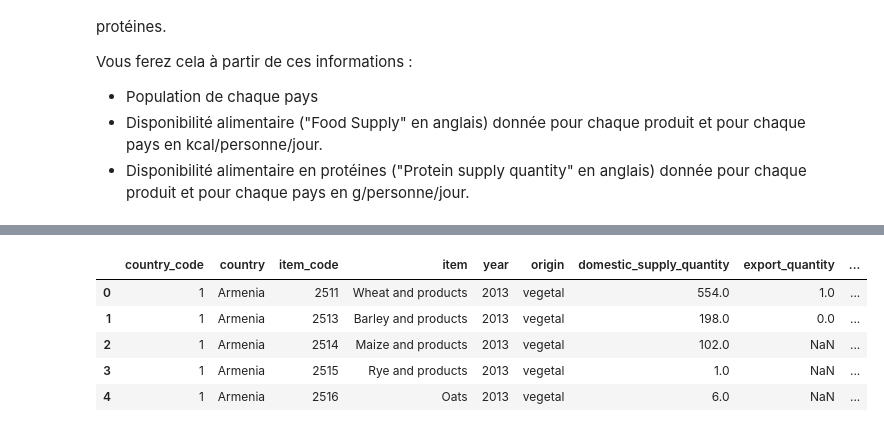
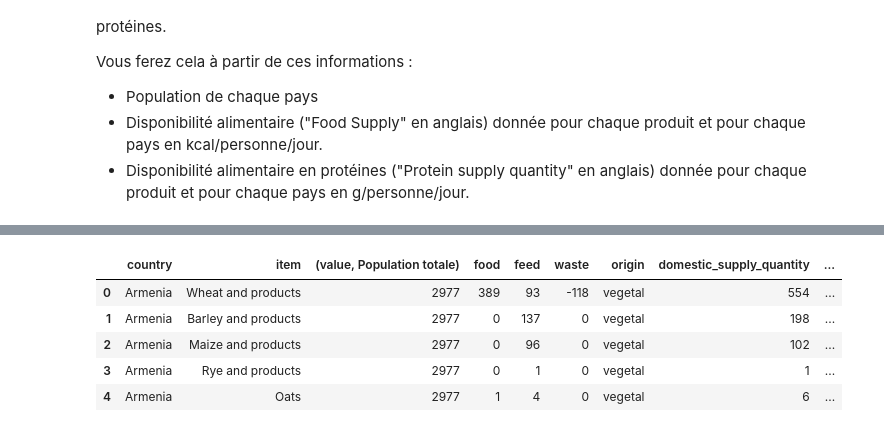
Before and after one commit to Sh4mSh4m/OCR_DA_proj3, a Jupyter notebook: projet3_fao.ipynb, the cells around one changed output, grey strips where cells are left out. Cells and saved outputs as stored; diff of their text form; code cells hidden in the pictures.

```diff
--- a/projet3_fao.ipynb
+++ b/projet3_fao.ipynb
@@ -170,0 +210,22 @@ data = data.reset_index()
+# %%
+df_tmp = pd.merge(population, food, on="country_code", left_index=True)
+#df_tmp = df_tmp.pivot_table(
+#    index=["country", "item"],
+#    columns=[("value", "Population totale"), "food_supply_kcalcapitaday", "protein_supply_quantity_gcapitaday"],
+#)
+df_tmp.head()
+result = df_tmp[
+    [
+        "country",
+        "item",
+        ('value', 'Population totale'),
+        "food",
+        "feed",
+        "waste",
+        "origin",
+        "domestic_supply_quantity",
+        'food_supply_kcalcapitaday',
+        'protein_supply_quantity_gcapitaday'
+    ]
+]
+result.head()
@@ -170,0 +239,5 @@ data = data.reset_index()
+# %%
+result["food_supply_kcalayear"] = result[('value', 'Population totale')] * 1000 * result["food_supply_kcalcapitaday"] * 365
+result["protein_supply_quantity_kgayear"] = result[('value', 'Population totale')] * 1000 * result["protein_supply_quantity_gcapitaday"] * 365 / 1000
+result.columns
+result[["country", "item", "food_supply_kcalayear", "protein_supply_quantity_kgayear", "food" ]]
@@ -170,0 +294,4 @@ data = data.reset_index()
+# %%
+result["ratio_kcalakg"] = (result["food_supply_kcalcapitaday"] * result[('value', 'Population totale')] * 1000 * 365) / (result["food"] * 1000000)
+result.loc[~np.isfinite(result['ratio_kcalakg']), 'ratio_kcalakg'] = np.nan
+q4_result = result
@@ -171,9 +353,9 @@ data = data.reset_index()
 # %%
-data.head()
+q4_result.head()
 # %% [output]
-|  | country_code | country | item_code | item | year | origin | domestic_supply_quantity | export_quantity | ... |
-| 0 | 1 | Armenia | 2511 | Wheat and products | 2013 | vegetal | 554.0 | 1.0 | ... |
-| 1 | 1 | Armenia | 2513 | Barley and products | 2013 | vegetal | 198.0 | 0.0 | ... |
-| 2 | 1 | Armenia | 2514 | Maize and products | 2013 | vegetal | 102.0 | NaN | ... |
-| 3 | 1 | Armenia | 2515 | Rye and products | 2013 | vegetal | 1.0 | NaN | ... |
-| 4 | 1 | Armenia | 2516 | Oats | 2013 | vegetal | 6.0 | NaN | ... |
+|  | country | item | (value, Population totale) | food | feed | waste | origin | domestic_supply_quantity | ... |
+| 0 | Armenia | Wheat and products | 2977 | 389 | 93 | -118 | vegetal | 554 | ... |
+| 1 | Armenia | Barley and products | 2977 | 0 | 137 | 0 | vegetal | 198 | ... |
+| 2 | Armenia | Maize and products | 2977 | 0 | 96 | 0 | vegetal | 102 | ... |
+| 3 | Armenia | Rye and products | 2977 | 0 | 1 | 0 | vegetal | 1 | ... |
+| 4 | Armenia | Oats | 2977 | 1 | 4 | 0 | vegetal | 6 | ... |
```
Also changed, not shown: parts of 43 cells of this notebook.
